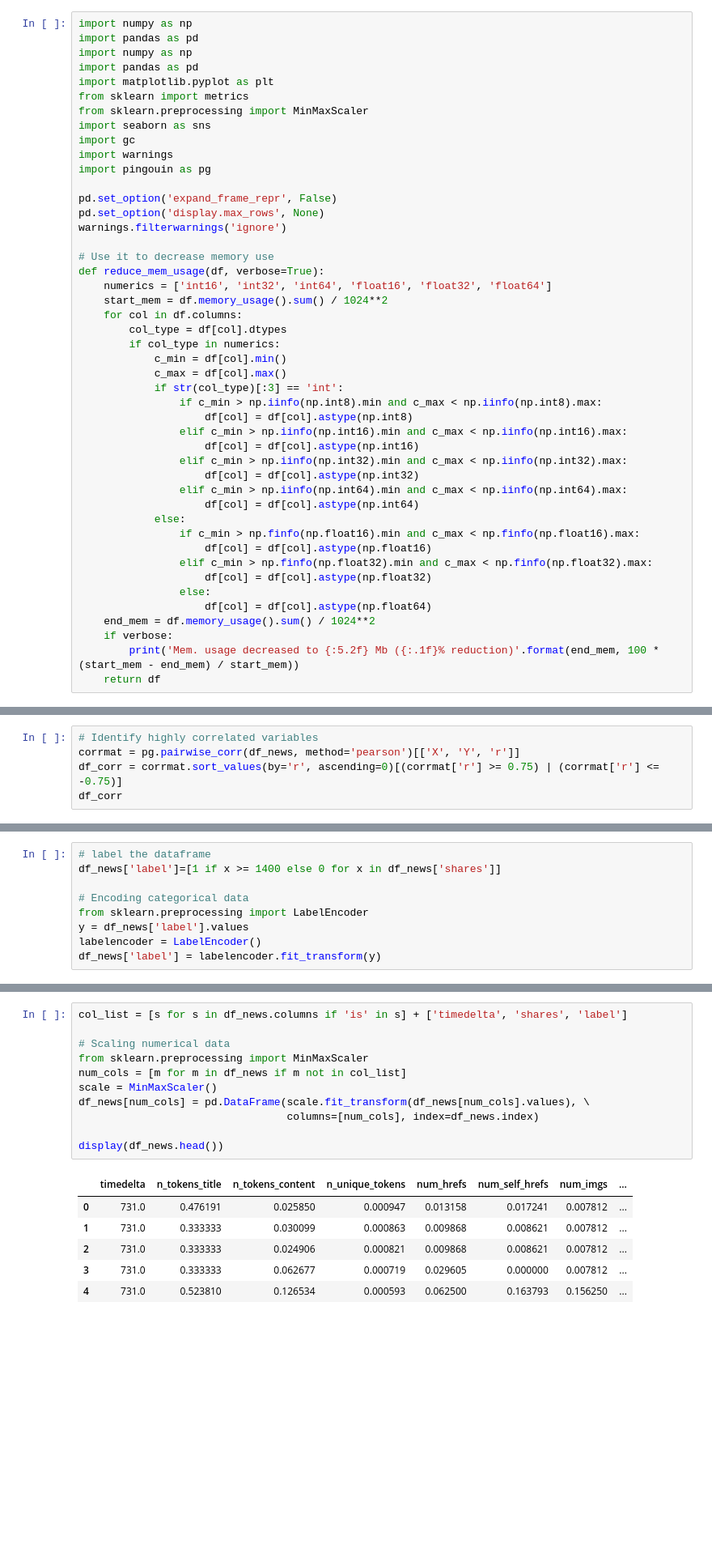
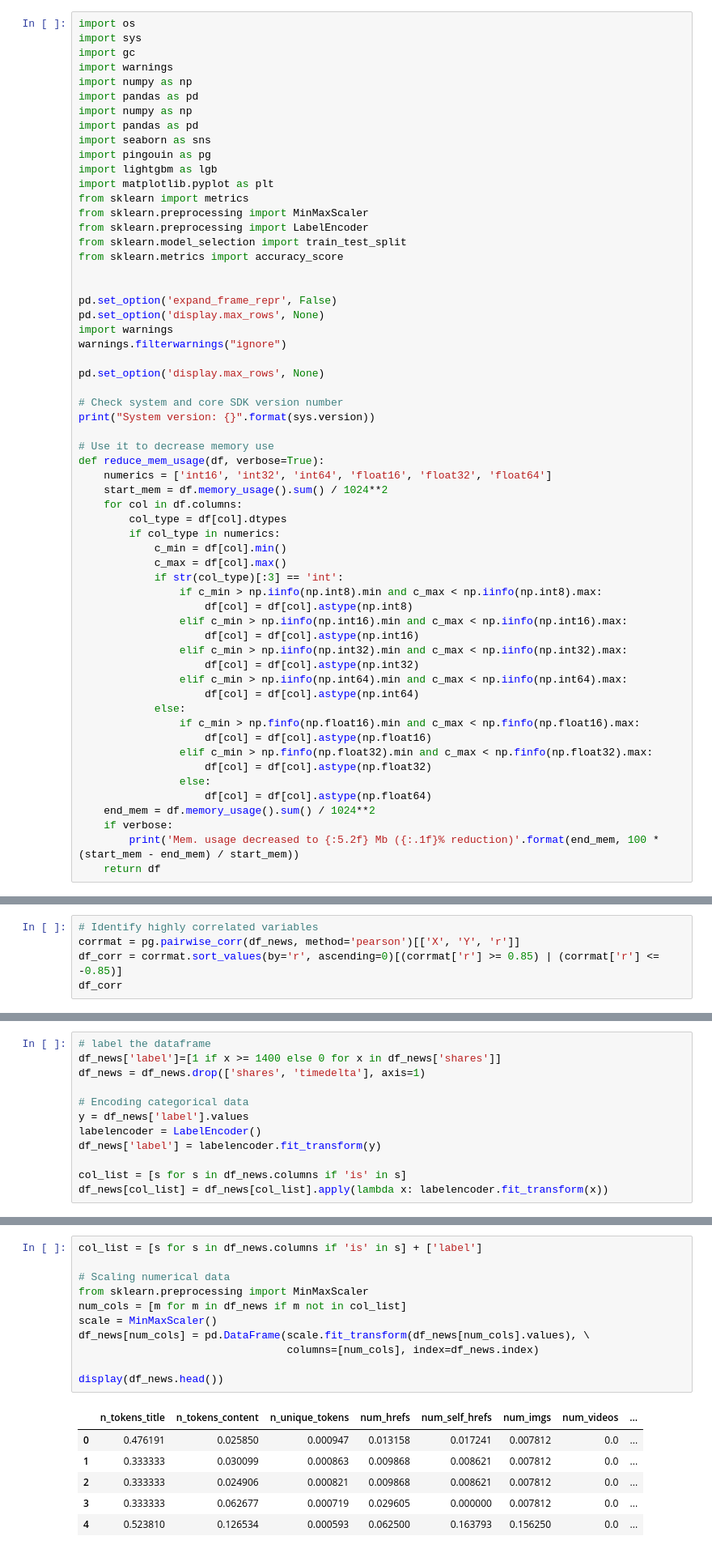
Before and after one commit to franckess/AzureML_Capstone, a Jupyter notebook: 00_Data_Prep.ipynb, the cells around one changed output, grey strips where cells are left out. Shown at 81% size. Cells and saved outputs as stored; diff of their text form; blank space fills up the shorter version.

```diff
--- a/00_Data_Prep.ipynb
+++ b/00_Data_Prep.ipynb
@@ -9,21 +9,34 @@ In this notebook, we do the following steps:
 - Perform [`Boruta`](https://pypi.org/project/Boruta/) to identify the most predicitive features
 - Save the filtered dataset locally.
 # %%
+import os
+import sys
+import gc
+import warnings
 import numpy as np
 import pandas as pd
 import numpy as np
 import pandas as pd
+import seaborn as sns
+import pingouin as pg
+import lightgbm as lgb
 import matplotlib.pyplot as plt
 from sklearn import metrics
 from sklearn.preprocessing import MinMaxScaler
-import seaborn as sns
-import gc
-import warnings
-import pingouin as pg
+from sklearn.preprocessing import LabelEncoder
+from sklearn.model_selection import train_test_split
+from sklearn.metrics import accuracy_score
+
 
 pd.set_option('expand_frame_repr', False)
 pd.set_option('display.max_rows', None)
-warnings.filterwarnings('ignore')
+import warnings
+warnings.filterwarnings("ignore")
+
+pd.set_option('display.max_rows', None)
+
+# Check system and core SDK version number
+print("System version: {}".format(sys.version))
 
 # Use it to decrease memory use
 def reduce_mem_usage(df, verbose=True):
@@ -111,7 +127,7 @@ cb.ax.tick_params(labelsize=14)
 # %%
 # Identify highly correlated variables
 corrmat = pg.pairwise_corr(df_news, method='pearson')[['X', 'Y', 'r']]
-df_corr = corrmat.sort_values(by='r', ascending=0)[(corrmat['r'] >= 0.75) | (corrmat['r'] <= -0.75)]
+df_corr = corrmat.sort_values(by='r', ascending=0)[(corrmat['r'] >= 0.85) | (corrmat['r'] <= -0.85)]
 df_corr
 # %% [output]
 |  | X | Y | r |
@@ -268,9 +294,12 @@ Finally, we need to scale the features before modeling. In our case, we use a `M
 # %%
 # label the dataframe
 df_news['label']=[1 if x >= 1400 else 0 for x in df_news['shares']]
+df_news = df_news.drop(['shares', 'timedelta'], axis=1)
 
 # Encoding categorical data
-from sklearn.preprocessing import LabelEncoder
 y = df_news['label'].values
 labelencoder = LabelEncoder()
 df_news['label'] = labelencoder.fit_transform(y)
+
+col_list = [s for s in df_news.columns if 'is' in s]
+df_news[col_list] = df_news[col_list].apply(lambda x: labelencoder.fit_transform(x))
@@ -283,20 +332,20 @@ base rate | accuracy: 0.5335990313792756
 # %% [markdown]
 #### Scaling numerical data
 # %%
-col_list = [s for s in df_news.columns if 'is' in s] + ['timedelta', 'shares', 'label']
+col_list = [s for s in df_news.columns if 'is' in s] + ['label']
 
 # Scaling numerical data
 from sklearn.preprocessing import MinMaxScaler
 num_cols = [m for m in df_news if m not in col_list]
 scale = MinMaxScaler()
 df_news[num_cols] = pd.DataFrame(scale.fit_transform(df_news[num_cols].values), \
                                  columns=[num_cols], index=df_news.index)
 
 display(df_news.head())
 # %% [output]
-|  | timedelta | n_tokens_title | n_tokens_content | n_unique_tokens | num_hrefs | num_self_hrefs | num_imgs | ... |
-| 0 | 731.0 | 0.476191 | 0.025850 | 0.000947 | 0.013158 | 0.017241 | 0.007812 | ... |
-| 1 | 731.0 | 0.333333 | 0.030099 | 0.000863 | 0.009868 | 0.008621 | 0.007812 | ... |
-| 2 | 731.0 | 0.333333 | 0.024906 | 0.000821 | 0.009868 | 0.008621 | 0.007812 | ... |
-| 3 | 731.0 | 0.333333 | 0.062677 | 0.000719 | 0.029605 | 0.000000 | 0.007812 | ... |
-| 4 | 731.0 | 0.523810 | 0.126534 | 0.000593 | 0.062500 | 0.163793 | 0.156250 | ... |
+|  | n_tokens_title | n_tokens_content | n_unique_tokens | num_hrefs | num_self_hrefs | num_imgs | num_videos | ... |
+| 0 | 0.476191 | 0.025850 | 0.000947 | 0.013158 | 0.017241 | 0.007812 | 0.0 | ... |
+| 1 | 0.333333 | 0.030099 | 0.000863 | 0.009868 | 0.008621 | 0.007812 | 0.0 | ... |
+| 2 | 0.333333 | 0.024906 | 0.000821 | 0.009868 | 0.008621 | 0.007812 | 0.0 | ... |
+| 3 | 0.333333 | 0.062677 | 0.000719 | 0.029605 | 0.000000 | 0.007812 | 0.0 | ... |
+| 4 | 0.523810 | 0.126534 | 0.000593 | 0.062500 | 0.163793 | 0.156250 | 0.0 | ... |
```
Also changed, not shown: parts of 16 cells of this notebook, 19 other files.
